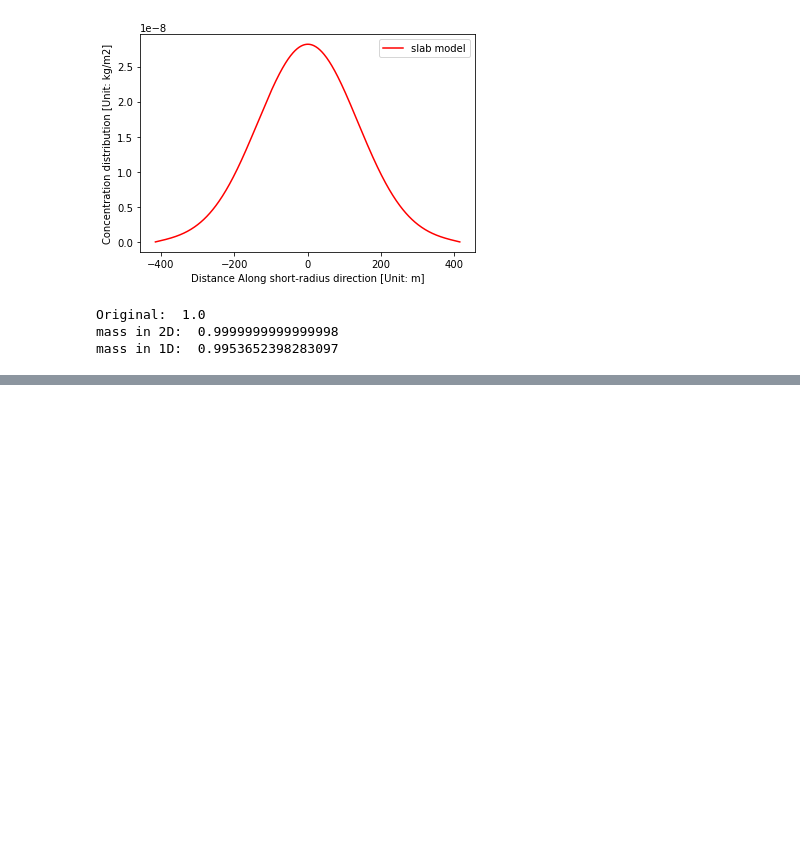
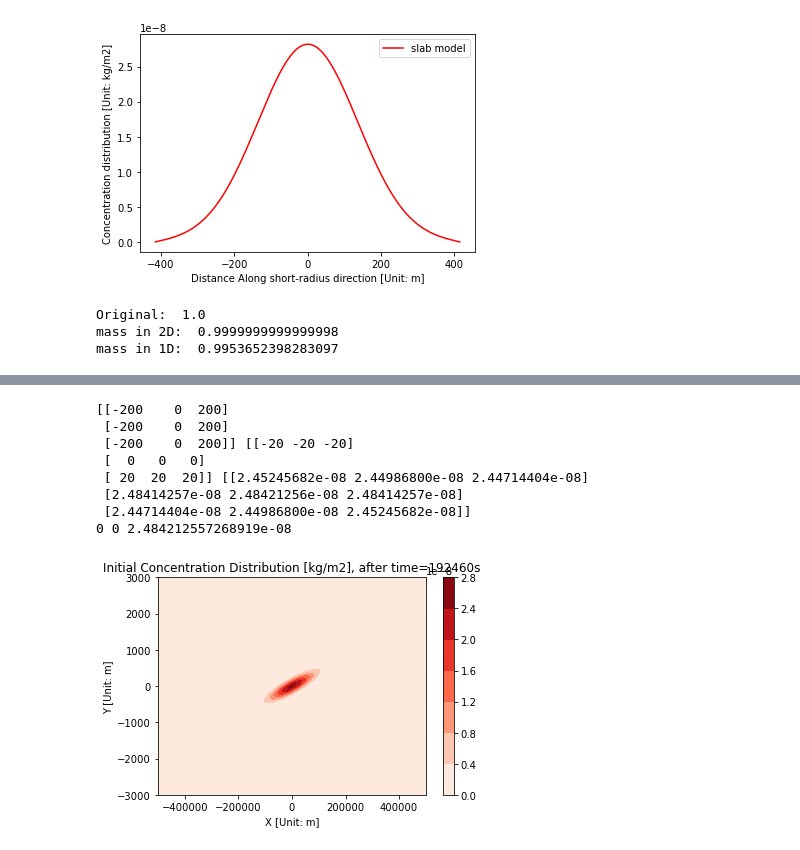
Before and after one commit to hongwei8sun/GEOS-Chem, a Jupyter notebook: python/Figure5_validation_1D_model_conservative.ipynb, the cells around one changed output, grey strips where cells are left out. Drawn from its saved outputs; the diff is of its cells as text; code cells hidden in the pictures; blank space fills up the shorter version.

```diff
--- a/python/Figure5_validation_1D_model_conservative.ipynb
+++ b/python/Figure5_validation_1D_model_conservative.ipynb
@@ -1064,19 +1066,28 @@ time1= 5.461111111111111 (h); time2 48.0 h
 # %%
-contours = plt.contourf(X, Y, Concnt2, levs, locator=ticker.LogLocator(), cmap='Reds')
-
-
+contours = plt.contourf(X, Y, Concnt2, cmap='Reds')
+# contours = plt.contourf(X, Y, Concnt2, levs, locator=ticker.LogLocator(), cmap='Reds')
 
 plt.ylim(Ymin, Ymax)
 plt.xlim(Xmin, Xmax)
 
 plt.colorbar()
 plt.xlabel('X [Unit: m]')
 plt.ylabel('Y [Unit: m]')
 plt.title( 'Initial Concentration Distribution [kg/m2], after time='+str(t_total)+'s' )
 print(X[j_init-1:j_init+2,i_init-1:i_init+2],Y[j_init-1:j_init+2,i_init-1:i_init+2], \
       Concnt2[j_init-1:j_init+2,i_init-1:i_init+2])
 print(X[j_init,i_init],Y[j_init,i_init], Concnt2[j_init,i_init])
 plt.show()
+# %% [output]
+[[-200    0  200]
+ [-200    0  200]
+ [-200    0  200]] [[-20 -20 -20]
+ [  0   0   0]
+ [ 20  20  20]] [[2.45245682e-08 2.44986800e-08 2.44714404e-08]
+ [2.48414257e-08 2.48421256e-08 2.48414257e-08]
+ [2.44714404e-08 2.44986800e-08 2.45245682e-08]]
+0 0 2.484212557268919e-08
+[figure, added]
 # %%
 # calculate ScaleX and ScaleY containing 99%  of total mass
 
```
Also changed, not shown: parts of 12 cells of this notebook, 2 other files.
